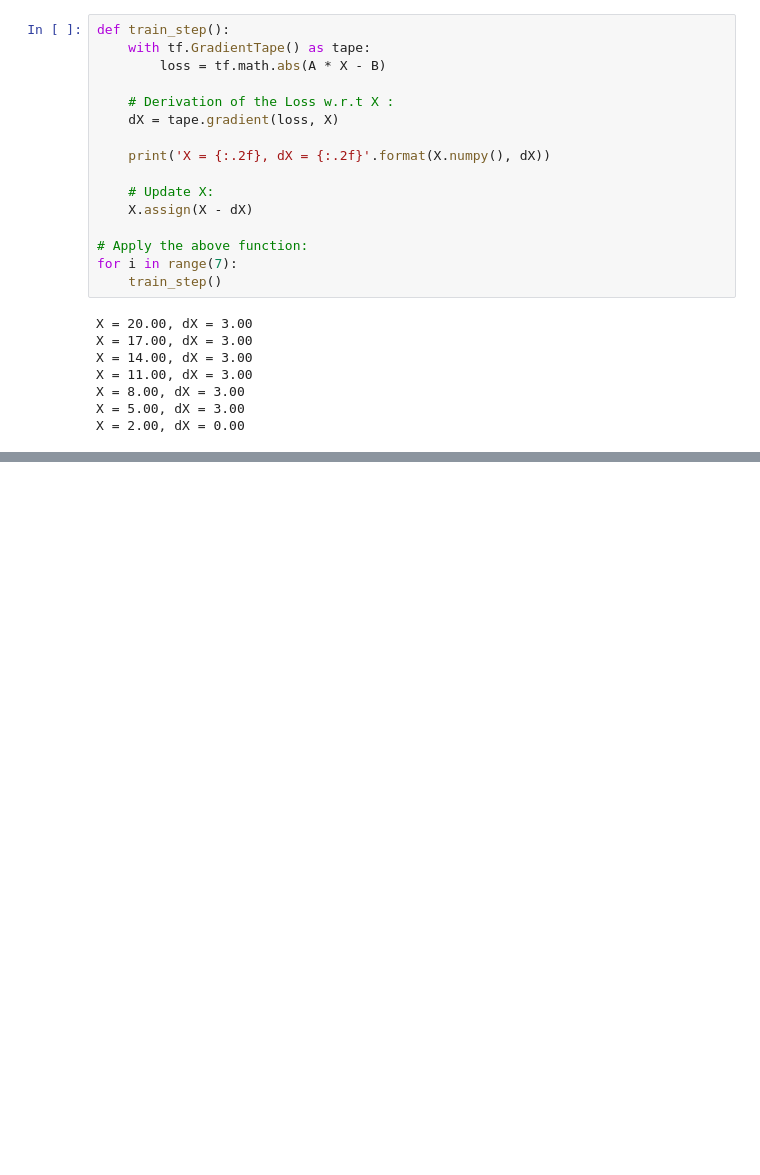
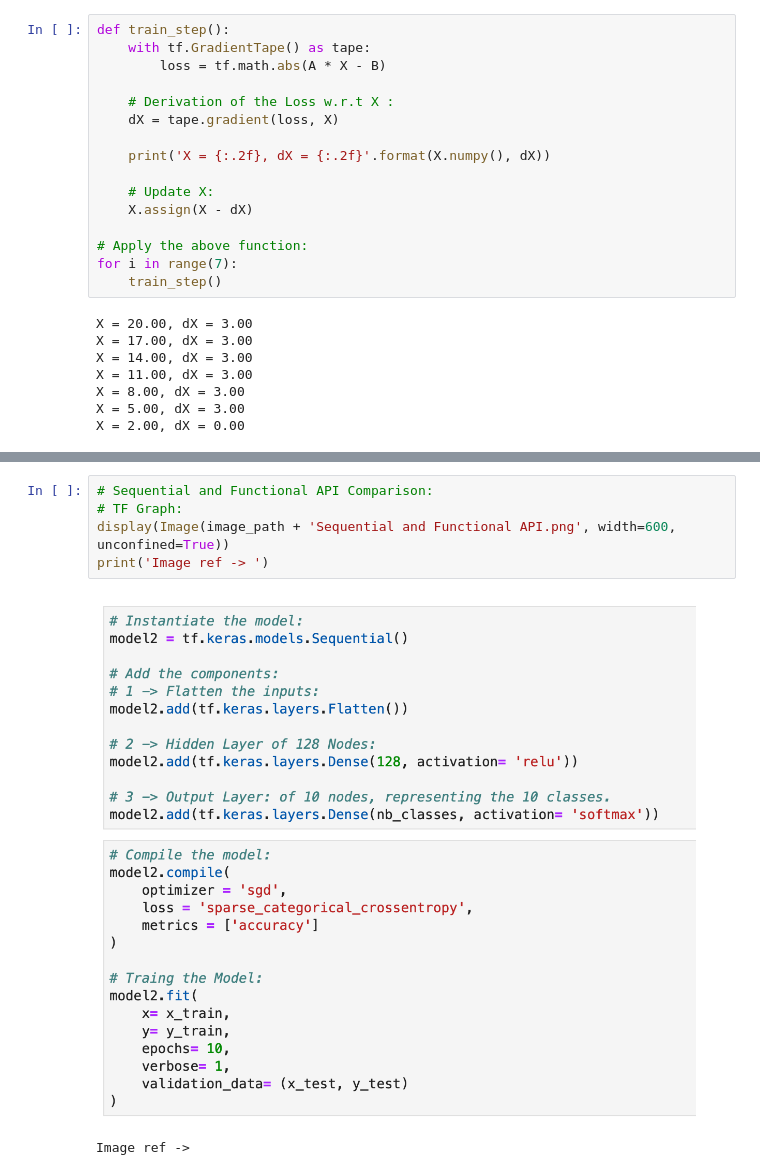
Before and after one commit to ylee9107/ComputerVisionTensorFlow2_myLearning, a Jupyter notebook: 2 - TensorFlow Basics and Model Training/TensorFlow Basics and Model training.ipynb, the cells around one changed output, grey strips where cells are left out. Saved outputs shown, nothing was run; the diff lists cells and outputs as text; blank space fills up the shorter version.

```diff
--- a/2 - TensorFlow Basics and Model Training/TensorFlow Basics and Model training.ipynb
+++ b/2 - TensorFlow Basics and Model Training/TensorFlow Basics and Model training.ipynb
@@ -398,0 +435,8 @@ X = 2.00, dX = 0.00
+# %%
+# Sequential and Functional API Comparison:
+# TF Graph:
+display(Image(image_path + 'Sequential and Functional API.png', width=600, unconfined=True))
+print('Image ref -> ')
+# %% [output]
+[figure, added]
+Image ref ->
```
Also changed, not shown: parts of 19 cells of this notebook.
